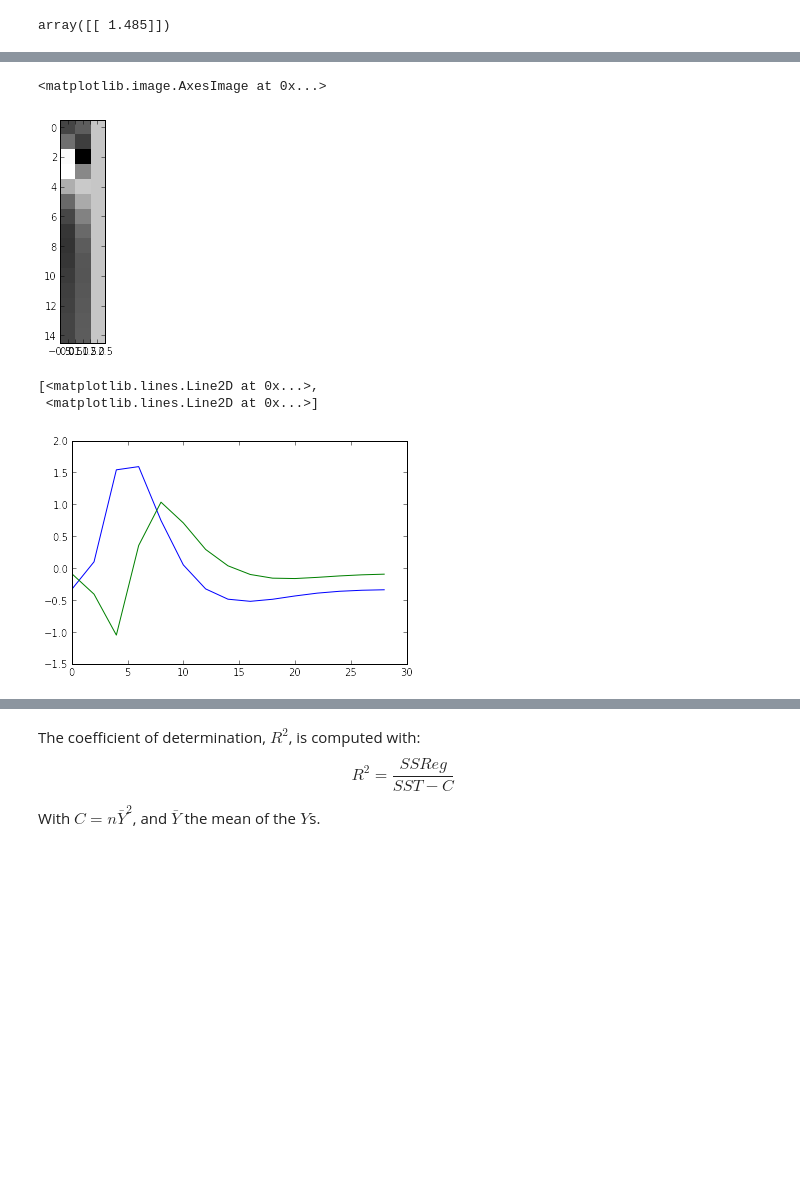
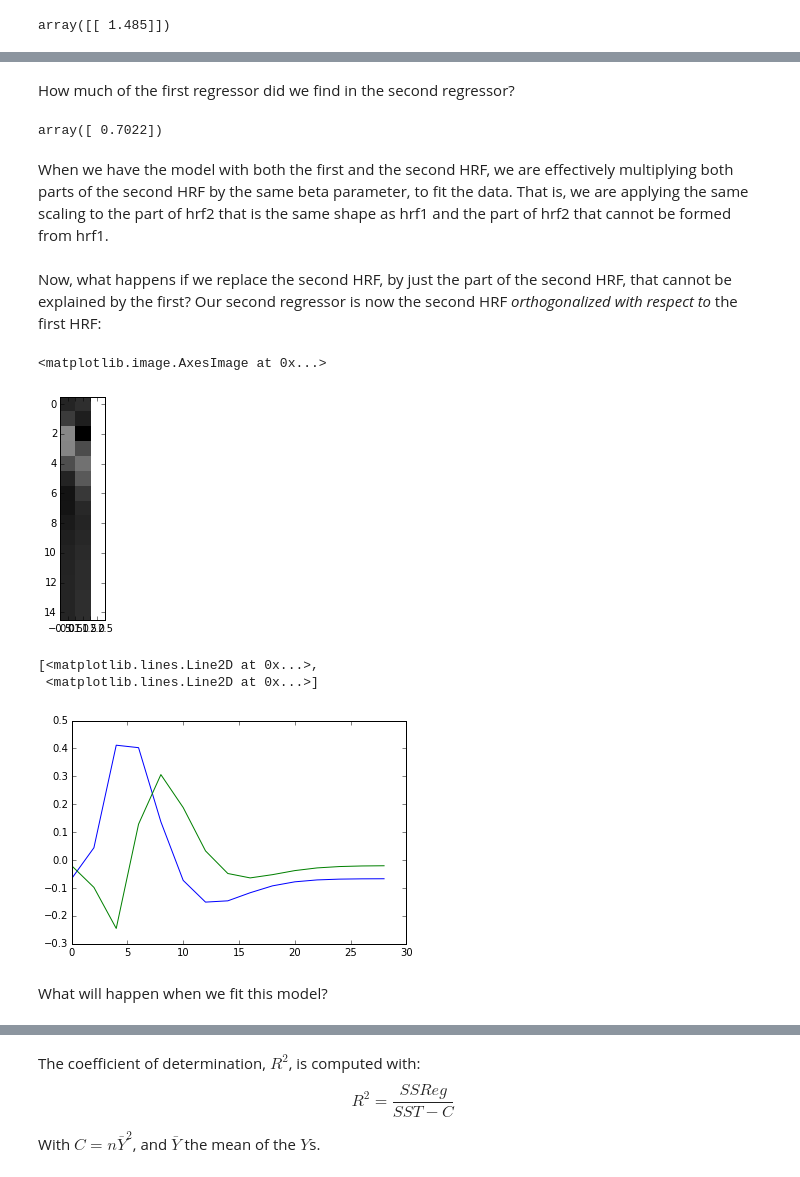
Before and after one commit to practical-neuroimaging/pna-notebooks, a Jupyter notebook: correlated_regressors.ipynb, the cells around one changed output, grey strips where cells are left out. Saved outputs shown, nothing was run; the diff lists cells and outputs as text; code cells hidden in the pictures; blank space fills up the shorter version.

```diff
--- a/correlated_regressors.ipynb
+++ b/correlated_regressors.ipynb
@@ -190,0 +207,14 @@ X_both_o = np.vstack((X_both[:,0], x1, X_both[:,2])).T
+# %%
+# Regress hrf2 against hrf1 to get best fit of hrf2 using just hrf1
+y = hrf2
+X = hrf1[:, np.newaxis]  # hrf1 as column vector
+B_hrf1_in_hrf2 = npl.pinv(X).dot(y)  # scalar multiple of hrf1 to best fit hrf2
+hrf1_in_hrf2 = X.dot(B_hrf1_in_hrf2)  # portion of hrf2 that can be explained by hrf1
+unique_hrf2 = hrf2 - hrf1_in_hrf2
+plt.plot(times, hrf1, label='hrf1')
+plt.plot(times, hrf2, label='hrf2')
+plt.plot(times, hrf1_in_hrf2, label='hrf1 in hrf2')
+plt.plot(times, unique_hrf2, label='hrf2 orth wrt hrf1')
+plt.legend()
+# hrf1 part of hrf2, plus unique part, equals original hrf2
+np.allclose(hrf2, hrf1_in_hrf2 + unique_hrf2)
@@ -191,14 +224,27 @@ X_both_o = np.vstack((X_both[:,0], x1, X_both[:,2])).T
+# %% [markdown]
+How much of the first regressor did we find in the second regressor?
+# %%
+B_hrf1_in_hrf2
+# %% [output]
+array([ 0.7022])
+# %% [markdown]
+When we have the model with both the first and the second HRF, we are effectively multiplying both parts of the second HRF by the same beta parameter, to fit the data.  That is, we are applying the same scaling to the part of hrf2 that is the same shape as hrf1 and the part of hrf2 that cannot be formed from hrf1.
+# %% [markdown]
+Now, what happens if we replace the second HRF, by just the part of the second HRF, that cannot be explained by the first?  Our second regressor is now the second HRF *orthogonalized with respect to* the first HRF:
 # %%
+X_both_o = np.vstack((hrf1, unique_hrf2, np.ones_like(hrf1))).T
 plt.imshow(X_both_o, interpolation='nearest', cmap='gray')
 # %% [output]
 <matplotlib.image.AxesImage at 0x...>
-[figure, old version]
+[figure, new version]
 # %%
 plt.plot(times, X_both_o[:,0], times, X_both_o[:,1])
 # %% [output]
 [<matplotlib.lines.Line2D at 0x...>,
  <matplotlib.lines.Line2D at 0x...>]
-[figure, old version]
+[figure, new version]
+# %% [markdown]
+What will happen when we fit this model?
 # %%
 B_boths_o = npl.pinv(X_both_o).dot(Ys)
 # %%
```
Also changed, not shown: parts of 44 cells of this notebook.
